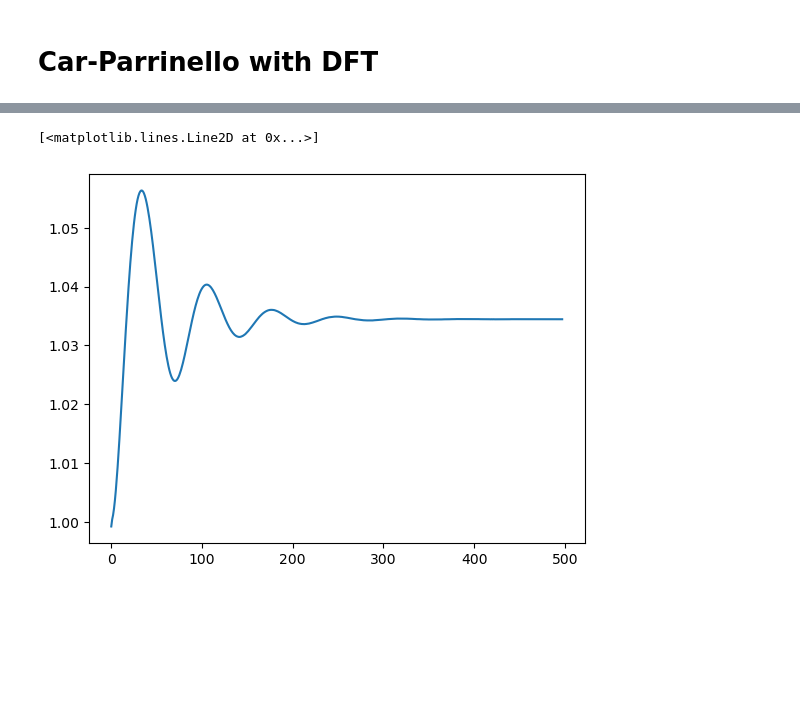
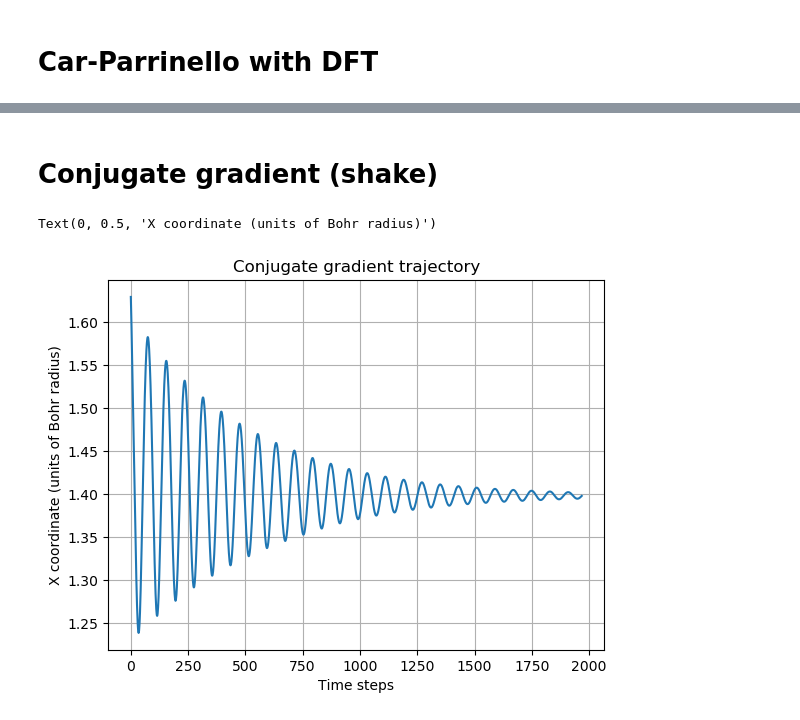
Before and after one commit to Peppone98/Quantum_MD_H2, a Jupyter notebook: CODE/plots.ipynb, the cells around one changed output, grey strips where cells are left out. Drawn from its saved outputs; the diff is of its cells as text; code cells hidden in the pictures; blank space fills up the shorter version.

```diff
--- a/CODE/plots.ipynb
+++ b/CODE/plots.ipynb
@@ -121,8 +114,16 @@ plt.plot(CG_CP[1])
 # %%
 prod_scal = pd.read_csv(f'outputs/scal_prod.txt', sep='\s+',header=None)
 prod_scal = pd.DataFrame(prod_scal)
-# %%
-plt.plot(prod_scal[0])
-# %% [output]
-[<matplotlib.lines.Line2D at 0x...>]
-[figure, removed]
+# %% [markdown]
+# Conjugate gradient (shake)
+# %%
+CG_shake = pd.read_csv(f'outputs/CG_shake_X_energies.txt', sep='\s+',header=None)
+CG_shake = pd.DataFrame(CG_shake)
+plt.plot(CG_shake[0])
+plt.title('Conjugate gradient trajectory')
+plt.xlabel('Time steps')
+plt.grid()
+plt.ylabel('X coordinate (units of Bohr radius)')
+# %% [output]
+Text(0, 0.5, 'X coordinate (units of Bohr radius)')
+[figure, added]
```
Also changed, not shown: parts of 12 cells of this notebook, 20 other files.
